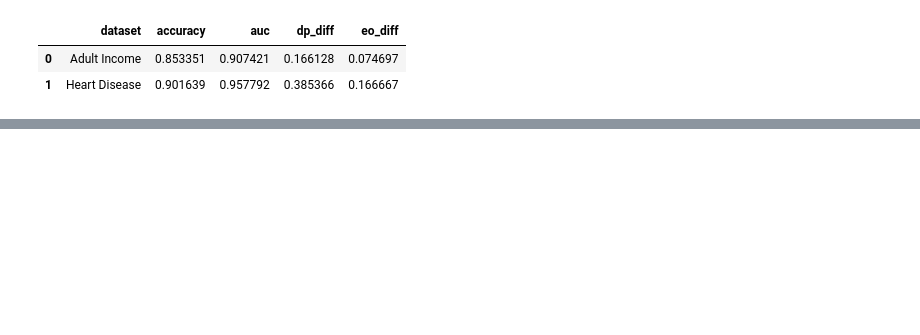
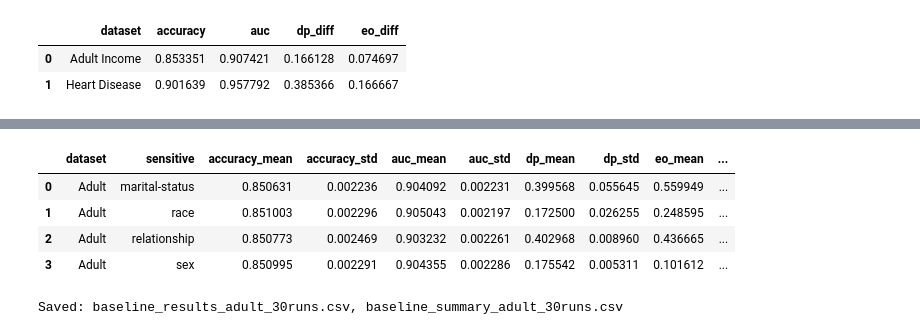
Before and after one commit to david-shodipo-brocku/Optimization-Algorithms-Bias-and-Accuracy-Tradeoffs, a Jupyter notebook: Optimization-Algorithms-Fairness-Accuracy Tradeoffs.ipynb, the cells around one changed output, grey strips where cells are left out. Saved outputs shown, nothing was run; the diff lists cells and outputs as text; code cells hidden in the pictures; blank space fills up the shorter version.

```diff
--- a/Optimization-Algorithms-Fairness-Accuracy Tradeoffs.ipynb
+++ b/Optimization-Algorithms-Fairness-Accuracy Tradeoffs.ipynb
@@ -881,0 +1117,32 @@ combined_results_df.to_csv("baseline_results_combined.csv", index=False)
+# %%
+adult_df = pd.read_csv("adult_income_dataset.csv")
+
+adult_target_col = "income"
+adult_target_fn = lambda s: (s.astype(str).str.strip() == ">50K").astype(int)
+
+adult_sensitive_attrs = ["sex", "race", "marital-status", "relationship"]
+
+adult_results_30, adult_summary_30 = run_repeated_splits(
+    df=adult_df,
+    dataset_name="Adult",
+    target_col=adult_target_col,
+    target_to_binary_fn=adult_target_fn,
+    sensitive_attributes=adult_sensitive_attrs,
+    n_runs=30,
+    test_size=0.25,
+    random_state_start=1000
+)
+
+display(adult_summary_30)
+
+adult_results_30.to_csv("baseline_results_adult_30runs.csv", index=False)
+adult_summary_30.to_csv("baseline_summary_adult_30runs.csv", index=False)
+
+print("Saved: baseline_results_adult_30runs.csv, baseline_summary_adult_30runs.csv")
+# %% [output]
+|  | dataset | sensitive | accuracy_mean | accuracy_std | auc_mean | auc_std | dp_mean | dp_std | eo_mean | ... |
+| 0 | Adult | marital-status | 0.850631 | 0.002236 | 0.904092 | 0.002231 | 0.399568 | 0.055645 | 0.559949 | ... |
+| 1 | Adult | race | 0.851003 | 0.002296 | 0.905043 | 0.002197 | 0.172500 | 0.026255 | 0.248595 | ... |
+| 2 | Adult | relationship | 0.850773 | 0.002469 | 0.903232 | 0.002261 | 0.402968 | 0.008960 | 0.436665 | ... |
+| 3 | Adult | sex | 0.850995 | 0.002291 | 0.904355 | 0.002286 | 0.175542 | 0.005311 | 0.101612 | ... |
+Saved: baseline_results_adult_30runs.csv, baseline_summary_adult_30runs.csv
```
Also changed, not shown: parts of 22 cells of this notebook, 4 other files.
